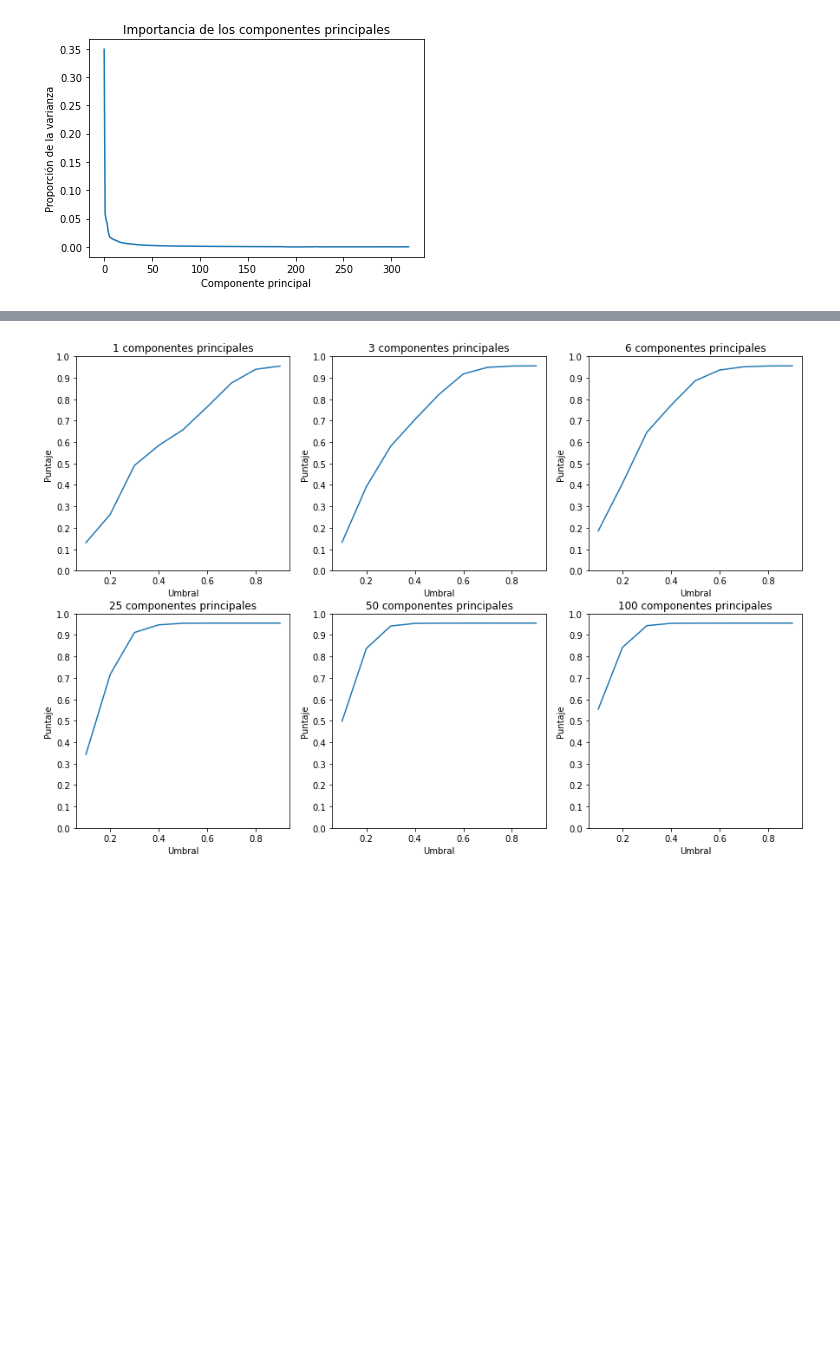
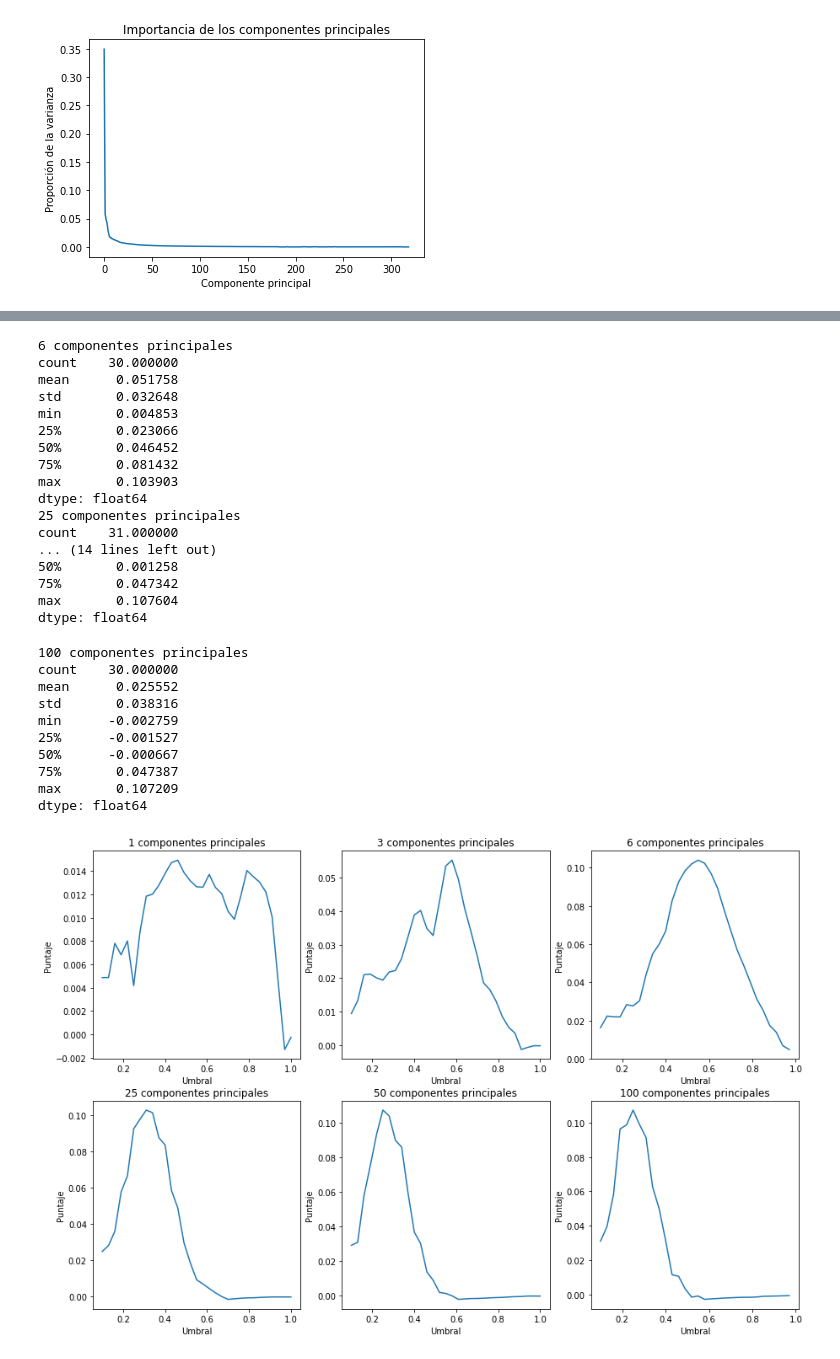
Before and after one commit to elgrandt/metodos-2022, a Jupyter notebook: TP2/python/seccion3.ipynb, the cells around one changed output, grey strips where cells are left out. Drawn from its saved outputs; the diff is of its cells as text; code cells hidden in the pictures; blank space fills up the shorter version.

```diff
--- a/TP2/python/seccion3.ipynb
+++ b/TP2/python/seccion3.ipynb
@@ -50,3 +50,6 @@ def verdaderos_positivos(matriz: np.matrix, esperado: np.matrix) -> float:
 # %%
 def verdaderos_negativos(matriz: np.matrix, esperado: np.matrix) -> float:
     return np.sum(np.logical_and(matriz == 0, esperado == 0)) / (matriz.shape[0] * matriz.shape[1])
+# %%
+def puntaje_por_correlacion_matriz_adyacencia(matriz: np.matrix, esperado: np.matrix) -> float:
+    return np.corrcoef(matriz.flatten(), esperado.flatten())[0,1]
@@ -53,18 +61,19 @@ def verdaderos_negativos(matriz: np.matrix, esperado: np.matrix) -> float:
 # %%
 # Comparamos la matriz de similaridad con distintos umbrales contra los resultados reales
-umbrales = np.arange(0.1, 1, 0.1)
+umbrales = np.arange(0.1, 1, 0.05)
 puntajes = []
 for umbral in umbrales:
     red = (matriz_similaridad > umbral).astype(int)
-    puntajes.append(calcular_puntaje(red, resultados_esperados))
+    puntajes.append(puntaje_por_correlacion_matriz_adyacencia(red, resultados_esperados))
 print(pd.Series(puntajes).describe())
+print('Mejor umbral:', umbrales[np.argmax(puntajes)])
 
 plt.plot(umbrales, puntajes)
 plt.xlabel("Umbral")
 plt.ylabel("Puntaje")
-plt.title("Puntaje en función del umbral")
+plt.title("Puntaje en función del umbral (correlación matriz)")
 
-plt.savefig('./graficos/puntaje-umbral.png')
+plt.savefig('./graficos/puntaje-umbral-correlacion-matriz.png')
 plt.show()
 plt.close()
 # %% [output]
@@ -124,7 +133,7 @@ plt.close()
 [figure]
 # %%
 k_a_evaluar = [1, 3, 6, 25, 50, 100]
-umbrales = np.arange(0.1, 1, 0.1)
+umbrales = np.arange(0.1, 1, 0.03)
 fig, subplots = plt.subplots(2, 3, figsize = (15,10))
 i = 0
 for k in k_a_evaluar:
@@ -136,11 +145,10 @@ for k in k_a_evaluar:
     puntajes = []
     for umbral in umbrales:
         red = (nueva_matriz_similaridad > umbral).astype(int)
-        puntajes.append(calcular_puntaje(red, resultados_esperados))
+        puntajes.append(puntaje_por_correlacion_matriz_adyacencia(red, resultados_esperados))
     print(f'{k} componentes principales')
     print(pd.Series(puntajes).describe())
     subplots[int(i/3)][i%3].plot(umbrales, puntajes)
-    subplots[int(i/3)][i%3].set_yticks(np.arange(0, 1.01, .1))
     subplots[int(i/3)][i%3].set_xlabel("Umbral")
     subplots[int(i/3)][i%3].set_ylabel("Puntaje")
     subplots[int(i/3)][i%3].set_title(f"{k} componentes principales")
@@ -169,2 +180,29 @@ max      0.955271
 dtype: float64
+6 componentes principales
+count    30.000000
+mean      0.051758
+std       0.032648
+min       0.004853
+25%       0.023066
+50%       0.046452
+75%       0.081432
+max       0.103903
+dtype: float64
+25 componentes principales
+count    31.000000
+... (14 lines left out)
+50%       0.001258
+75%       0.047342
+max       0.107604
+dtype: float64
+100 componentes principales
+count    30.000000
+mean      0.025552
+std       0.038316
+min      -0.002759
+25%      -0.001527
+50%      -0.000667
+75%       0.047387
+max       0.107209
+dtype: float64
-[figure, old version]
+[figure, new version]
```
Also changed, not shown: parts of 4 cells of this notebook, 17 other files.
